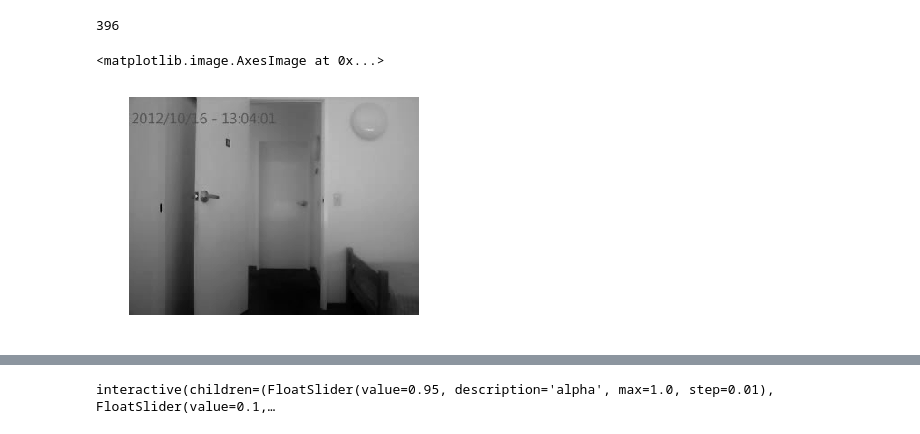
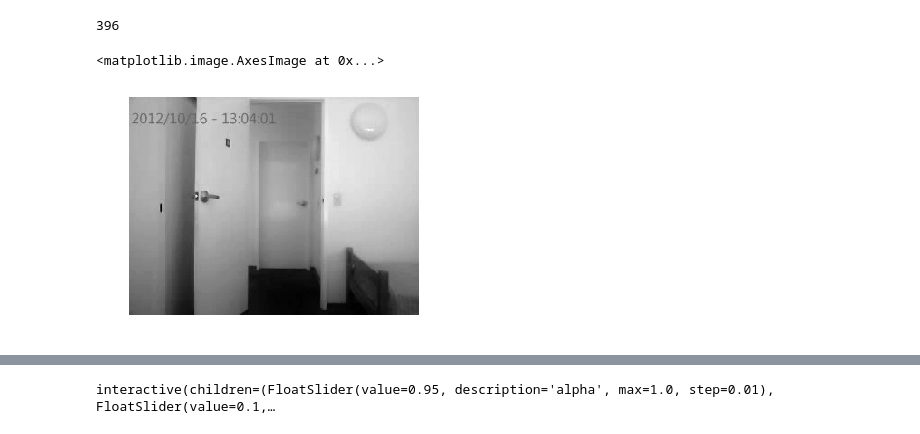
Before and after one commit to labsinaisprojetos/PDI, a Jupyter notebook: 3-Combining_Images/4-Video Background Subtraction/Video Background Subtraction.ipynb, the cells around one changed output, grey strips where cells are left out. Saved outputs shown, nothing was run; the diff lists cells and outputs as text; code cells hidden in the pictures.

```diff
--- a/3-Combining_Images/4-Video Background Subtraction/Video Background Subtraction.ipynb
+++ b/3-Combining_Images/4-Video Background Subtraction/Video Background Subtraction.ipynb
@@ -45,10 +45,10 @@ videoImages = [background]
 # %%
 plt.figure(1)
 plt.axis("off")
-plt.imshow(cv2.cvtColor(background.copy(), cv2.COLOR_BGR2RGB))
+plt.imshow(background.copy(),"gray")
 # %% [output]
 <matplotlib.image.AxesImage at 0x...>
-[figure, old version]
+[figure, new version]
 # %%
 images = []
 while vrObj.isOpened():
```
Also changed, not shown: parts of 4 cells of this notebook, 2 other files.
